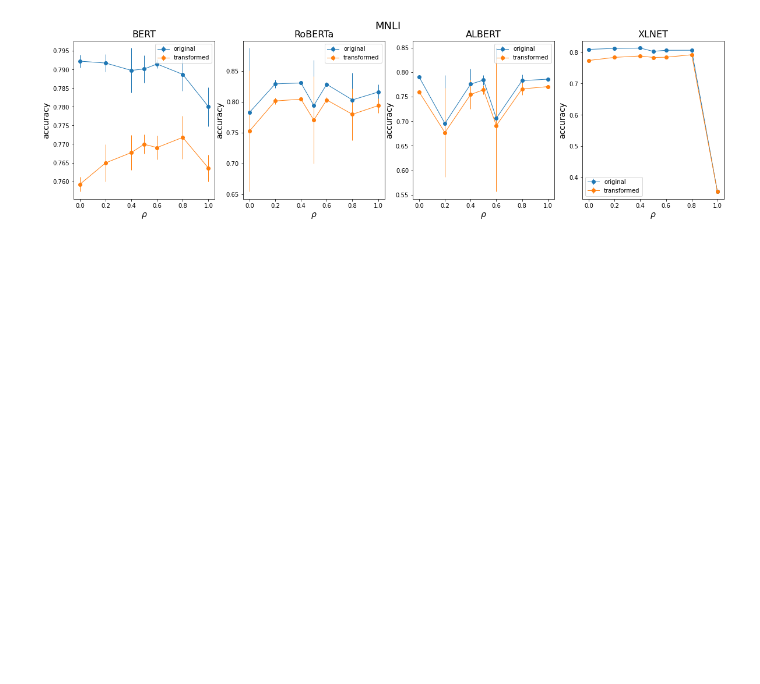
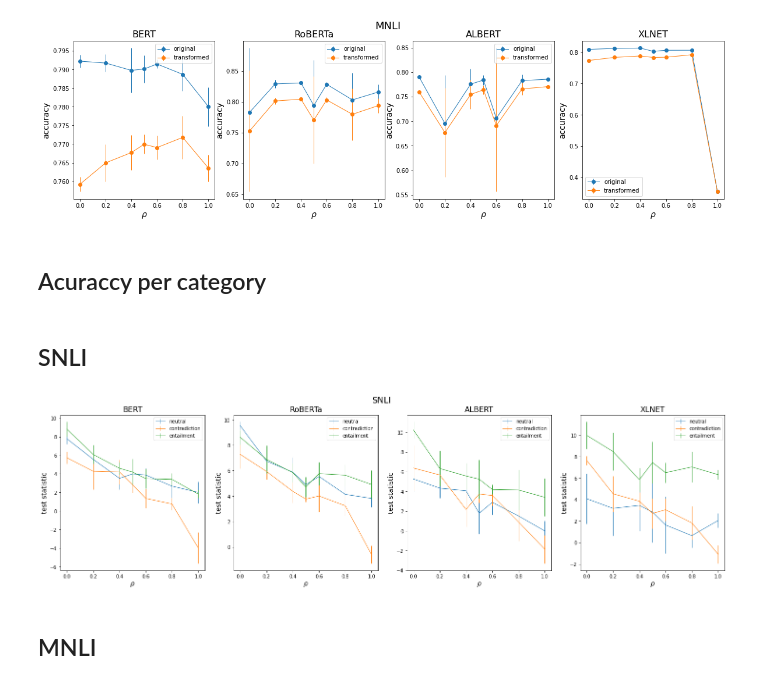
Before and after one commit to lukewanless/looking-for-equivalences, a Jupyter notebook: src/analysis2_deep_learning.ipynb, the cells around one changed output. Cells and saved outputs as stored; diff of their text form; code cells hidden in the pictures; blank space fills up the shorter version.

Commit message:
add plot for each category

```diff
--- a/src/analysis2_deep_learning.ipynb
+++ b/src/analysis2_deep_learning.ipynb
@@ -787,3 +787,5 @@ plt.figtext(0.5, 0.95, 'MNLI', ha='center', va='center',fontsize=18);
 fig.savefig('figs/paper/mnli_acc.png', bbox_inches=None, pad_inches=0.5)
 # %% [output]
 [figure]
+# %% [markdown]
+## Acuraccy per category
@@ -789,0 +823,2 @@ fig.savefig('figs/paper/mnli_acc.png', bbox_inches=None, pad_inches=0.5)
+# %% [markdown]
+## SNLI
@@ -789,0 +897,40 @@ fig.savefig('figs/paper/mnli_acc.png', bbox_inches=None, pad_inches=0.5)
+# %%
+fig, ax = plt.subplots(1,4, figsize=(25,6))
+ax[0].errorbar(all_n_snli_bert.index, all_n_snli_bert.mean(1), yerr=all_n_snli_bert.std(1), fmt='-', linewidth=1.00, label="neutral");
+ax[0].errorbar(all_c_snli_bert.index, all_c_snli_bert.mean(1), yerr=all_c_snli_bert.std(1), fmt='-', linewidth=1.00, label="contradiction");
+ax[0].errorbar(all_e_snli_bert.index, all_e_snli_bert.mean(1), yerr=all_e_snli_bert.std(1), fmt='-', linewidth=1.00, label="entailment");
+ax[0].set_xlabel(r"$\rho$", fontsize=14);
+ax[0].set_ylabel("test statistic", fontsize=14);
+ax[0].legend(loc="best");
+ax[0].set_title("BERT", fontsize=16);
+
+ax[1].errorbar(all_n_snli_roberta.index, all_n_snli_roberta.mean(1), yerr=all_n_snli_roberta.std(1), fmt='-', linewidth=1.00, label="neutral");
+ax[1].errorbar(all_c_snli_roberta.index, all_c_snli_roberta.mean(1), yerr=all_c_snli_roberta.std(1), fmt='-', linewidth=1.00, label="contradiction");
+ax[1].errorbar(all_e_snli_roberta.index, all_e_snli_roberta.mean(1), yerr=all_e_snli_roberta.std(1), fmt='-', linewidth=1.00, label="entailment");
+ax[1].set_xlabel(r"$\rho$", fontsize=14);
+ax[1].set_ylabel("test statistic", fontsize=14);
+ax[1].legend(loc="best");
+ax[1].set_title("RoBERTa", fontsize=16);
+
+ax[2].errorbar(all_n_snli_albert.index, all_n_snli_albert.mean(1), yerr=all_n_snli_albert.std(1), fmt='-', linewidth=1.00, label="neutral");
+ax[2].errorbar(all_c_snli_albert.index, all_c_snli_albert.mean(1), yerr=all_c_snli_albert.std(1), fmt='-', linewidth=1.00, label="contradiction");
+ax[2].errorbar(all_e_snli_albert.index, all_e_snli_albert.mean(1), yerr=all_e_snli_albert.std(1), fmt='-', linewidth=1.00, label="entailment");
+ax[2].set_xlabel(r"$\rho$", fontsize=14);
+ax[2].set_ylabel("test statistic", fontsize=14);
+ax[2].legend(loc="best");
+ax[2].set_title("ALBERT", fontsize=16);
+
+ax[3].errorbar(all_n_snli_xlnet.index, all_n_snli_xlnet.mean(1), yerr=all_n_snli_xlnet.std(1), fmt='-', linewidth=1.00, label="neutral");
+ax[3].errorbar(all_c_snli_xlnet.index, all_c_snli_xlnet.mean(1), yerr=all_c_snli_xlnet.std(1), fmt='-', linewidth=1.00, label="contradiction");
+ax[3].errorbar(all_e_snli_xlnet.index, all_e_snli_xlnet.mean(1), yerr=all_e_snli_xlnet.std(1), fmt='-', linewidth=1.00, label="entailment");
+ax[3].set_xlabel(r"$\rho$", fontsize=14);
+ax[3].set_ylabel("test statistic", fontsize=14);
+ax[3].legend(loc="best");
+ax[3].set_title("XLNET", fontsize=16);
+
+plt.figtext(0.5, 0.95, 'SNLI', ha='center', va='center',fontsize=18);
+fig.savefig('figs/paper/snli_test_stat_per_cat.png', bbox_inches=None, pad_inches=0.5)
+# %% [output]
+[figure, added]
+# %% [markdown]
+## MNLI
```
Also changed, not shown: parts of 4 cells of this notebook, 2 other files.
